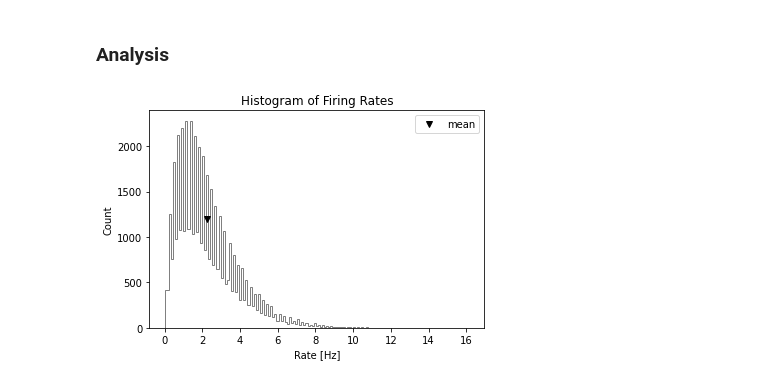
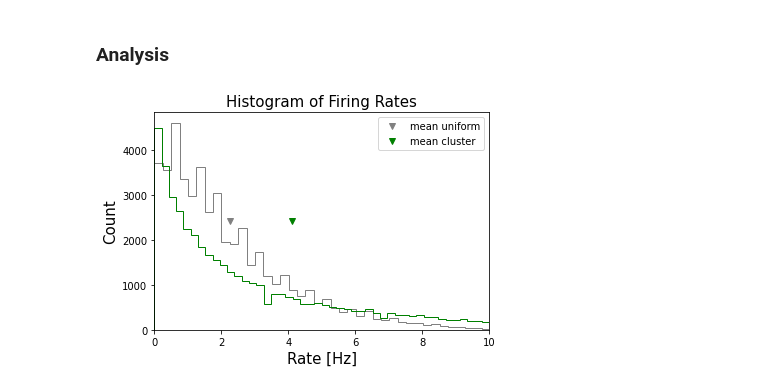
Before and after one commit to anujanegi/clustered-connections, a Jupyter notebook: Slow Dynamics and High Variability in Networks with Clustered Connections.ipynb, the cells around one changed output. Saved outputs shown, nothing was run; the diff lists cells and outputs as text; code cells hidden in the pictures.

```diff
--- a/Slow Dynamics and High Variability in Networks with Clustered Connections.ipynb
+++ b/Slow Dynamics and High Variability in Networks with Clustered Connections.ipynb
@@ -32,2 +42,8 @@ spike_raster_plot(spike_monitor_cluster_network, 1, network_type='Clustered')
+# %%
+# load
+temp = open('./data/spike_train_uniform_network.pkl', 'rb')
+spike_train_uniform_network = pickle.load(temp)
+temp = open('./data/spike_train_cluster_network.pkl', 'rb')
+spike_train_cluster_network = pickle.load(temp)
 # %% [markdown]
 ### Analysis
@@ -46,10 +50,9 @@ flat_rate = np.asarray(np.mean(counts,axis=1)/after_duration).flatten()
-# %%
-plt.hist(x=flat_rate, bins='auto',histtype='step', color='grey')
-plt.xlabel('Rate [Hz]')
-plt.ylabel('Count')
-plt.title("Histogram of Firing Rates")
-plt.plot(np.mean(flat_rate), plt.ylim()[1]/2, 'v', color = 'black', label='mean')
-plt.legend()
-plt.show()
-# %% [output]
-[figure, removed]
+# %%
+# firing rate histogram
+after_duration=1.5*second
+
+histogram_frate_uniform = get_flat_firing_rate(spike_train_uniform_network, after_duration, duration, N_trials, N_realizations, N_exc, network_type='uniform')
+histogram_frate_cluster = get_flat_firing_rate(spike_train_cluster_network, after_duration, duration, N_trials, N_realizations, N_exc, network_type='uniform')
+firing_rate_histogram_plot(histogram_frate_uniform, histogram_frate_cluster)
+# %% [output]
+[figure, added]
```
Also changed, not shown: parts of 8 cells of this notebook.
